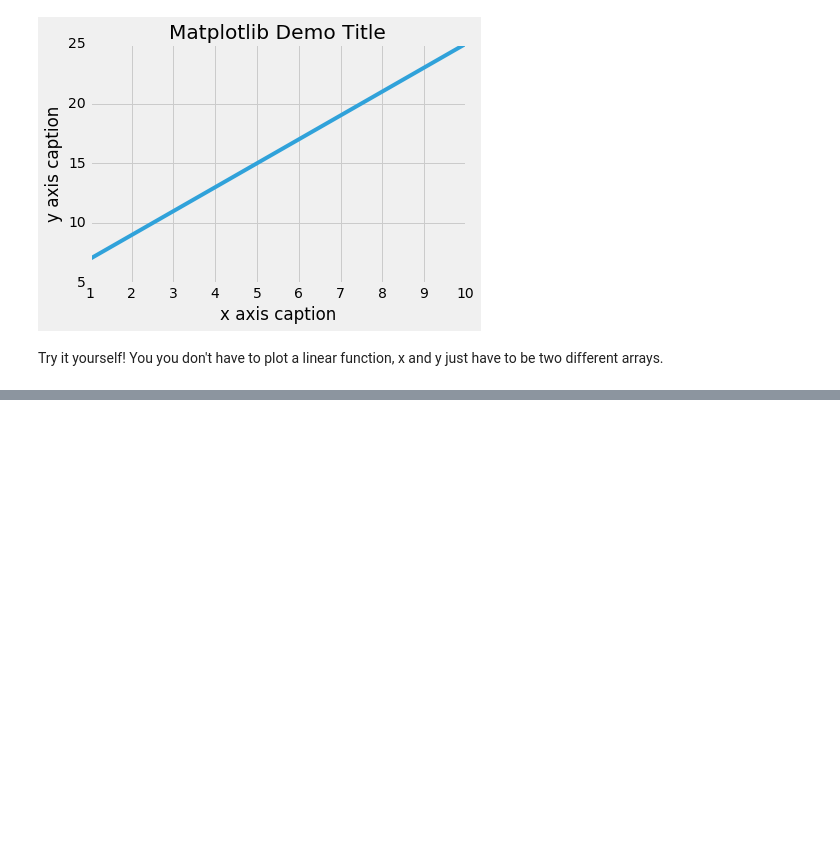
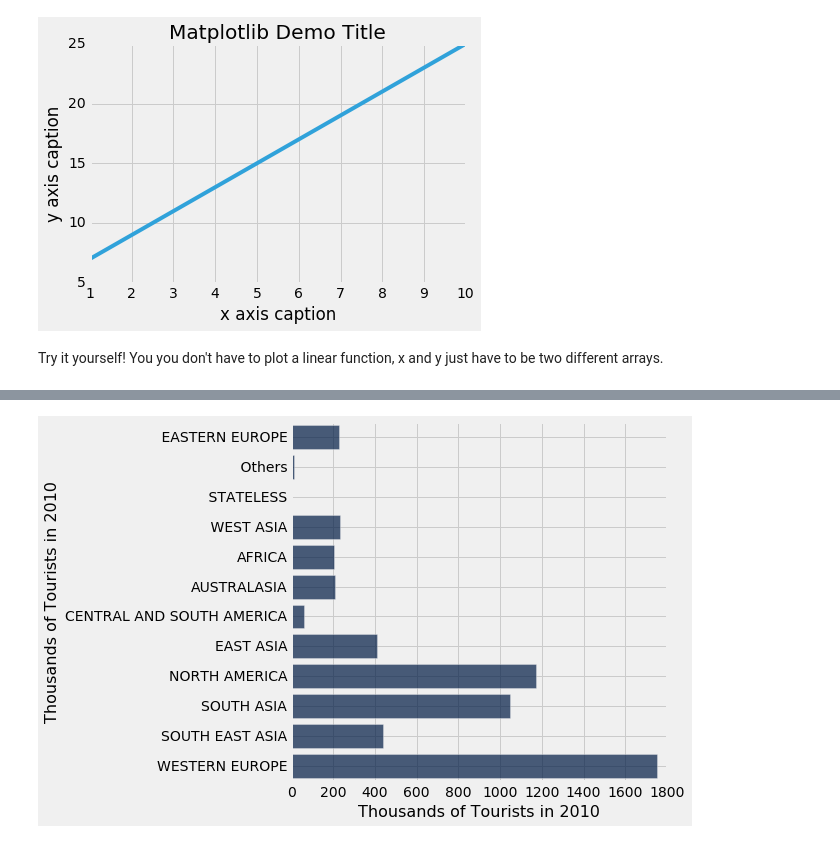
Before and after one commit to dsindia/notebooks, a Jupyter notebook: lesson7/Lesson_7_Visualization.ipynb, the cells around one changed output, grey strips where cells are left out. Saved outputs shown, nothing was run; the diff lists cells and outputs as text; code cells hidden in the pictures; blank space fills up the shorter version.

Commit message:
add tourism data and bar graph

```diff
--- a/lesson7/Lesson_7_Visualization.ipynb
+++ b/lesson7/Lesson_7_Visualization.ipynb
@@ -55,0 +64,3 @@ plt.show()
+# %%
+tourism = Table().read_table("foreign_tourists.csv")
+tourism
@@ -55,0 +82,3 @@ plt.show()
+# %%
+tourism_by_region = tourism.drop(0).group('Region', max)
+tourism_by_region
@@ -55,0 +98,4 @@ plt.show()
+# %%
+tourism_by_region.select(0).with_column('Thousands of Tourists in 2010', tourism_by_region.apply(lambda x: x / 1000, -1)).barh(0,1)
+# %% [output]
+[figure, added]
```
Also changed, not shown: parts of 8 cells of this notebook, 1 other file.
